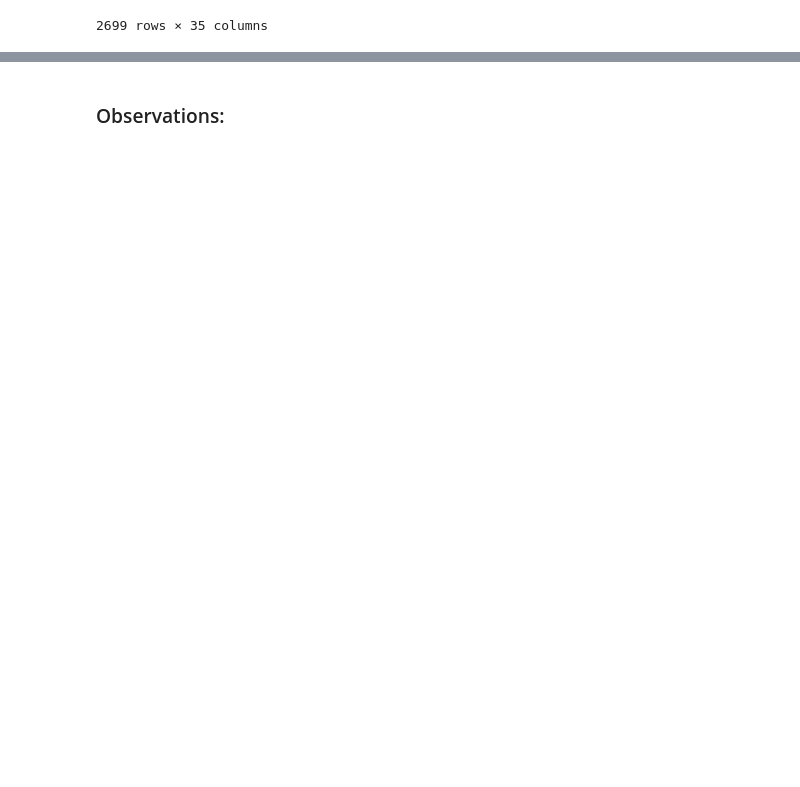
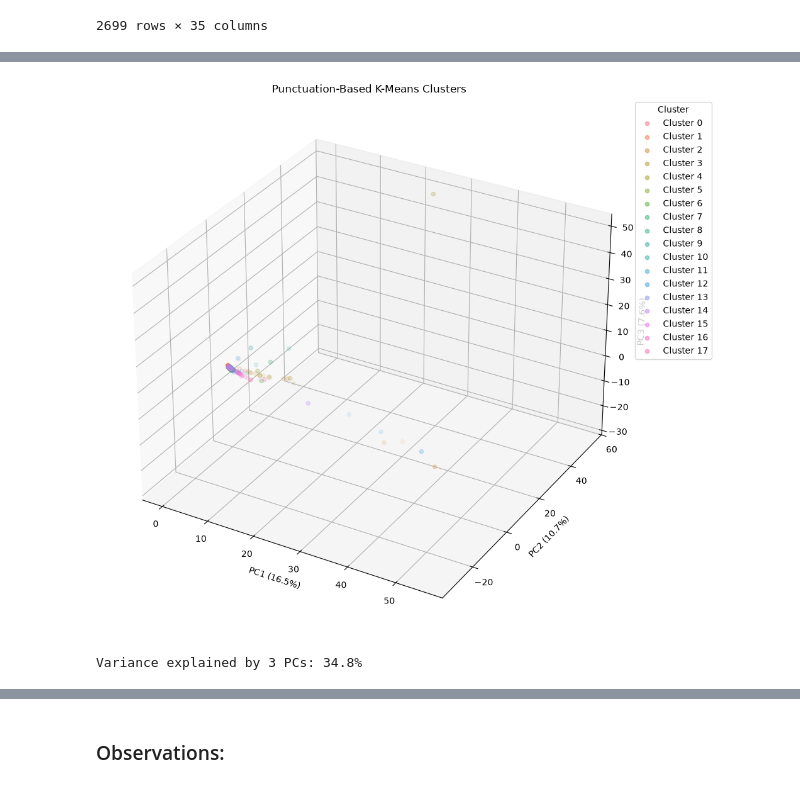
Before and after one commit to FredWltr/NameThatLLM, a Jupyter notebook: NameThatLLM.ipynb, the cells around one changed output, grey strips where cells are left out. Drawn from its saved outputs; the diff is of its cells as text; code cells hidden in the pictures; blank space fills up the shorter version.

```diff
--- a/NameThatLLM.ipynb
+++ b/NameThatLLM.ipynb
@@ -289,0 +363,65 @@ plt.show()
+# %%
+ratio_cols = [
+    col for col in data.columns
+    if col.startswith("ratio_")
+]
+
+df_cluster = data[ratio_cols + ["model"]].copy()
+X = df_cluster[ratio_cols]
+
+# Standardize the features
+scaler = StandardScaler()
+X_scaled = scaler.fit_transform(X)
+
+# Assume one cluter per model
+n_clusters = df_cluster["model"].nunique()
+
+kmeans = KMeans(
+    n_clusters=n_clusters,
+    random_state=6600,
+    n_init=10
+)
+
+labels = kmeans.fit_predict(X_scaled)
+
+# Reduce features to three principal components
+pca = PCA(n_components=3)
+X_3d = pca.fit_transform(X_scaled)
+
+# Visualize clusters
+fig = plt.figure(figsize=(12, 9))
+ax = fig.add_subplot(111, projection="3d")
+
+colors = sns.color_palette("husl", n_clusters)
+
+for cluster in range(n_clusters):
+    mask = labels == cluster
+
+    ax.scatter(
+        X_3d[mask, 0],
+        X_3d[mask, 1],
+        X_3d[mask, 2],
+        color=colors[cluster],
+        alpha=0.5,
+        s=20,
+        label=f"Cluster {cluster}"
+    )
+
+variance = pca.explained_variance_ratio_ * 100
+
+ax.set_xlabel(f"PC1 ({variance[0]:.1f}%)")
+ax.set_ylabel(f"PC2 ({variance[1]:.1f}%)")
+ax.set_zlabel(f"PC3 ({variance[2]:.1f}%)")
+
+ax.set_title("Punctuation-Based K-Means Clusters")
+ax.legend(title="Cluster", bbox_to_anchor=(1.15, 1))
+
+plt.tight_layout()
+plt.show()
+
+print(f"Variance explained by 3 PCs: {variance.sum():.1f}%")
+
+# Three PCs explains 34.8% of the variance. This might be a little light.
+# %% [output]
+[figure, added]
+Variance explained by 3 PCs: 34.8%
```
Also changed, not shown: parts of 7 cells of this notebook.
